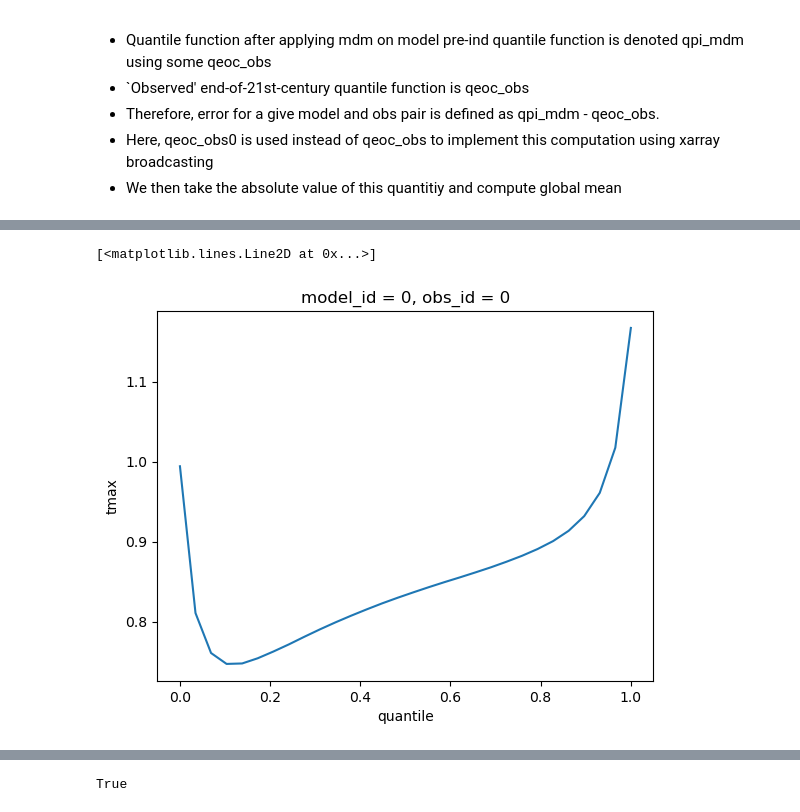
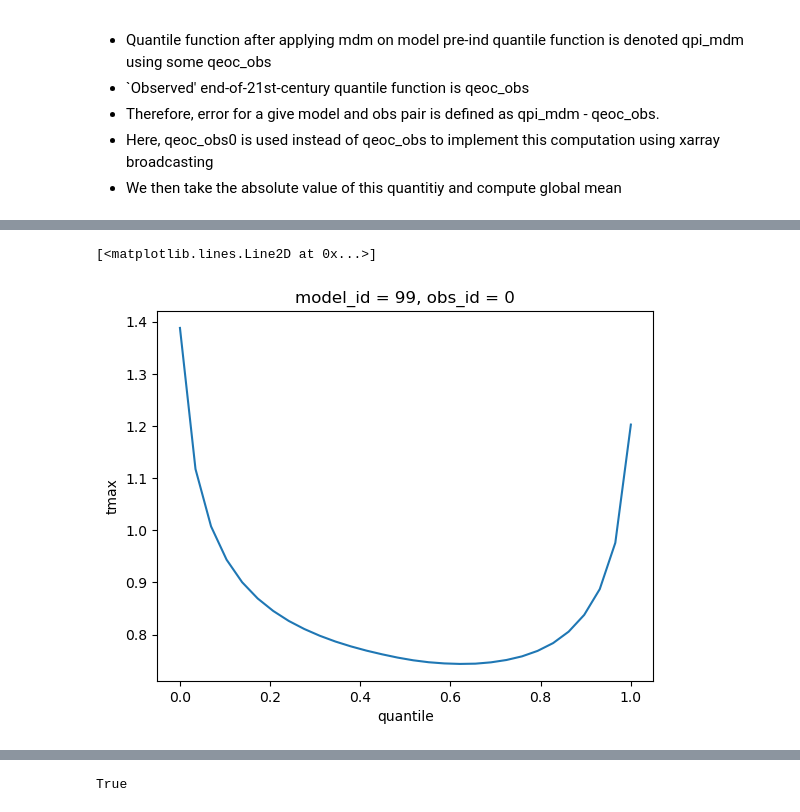
Before and after one commit to hrhampapura/moment_delta_mapping, a Jupyter notebook: lens_analysis/notebooks_final/Detrended/mdm_qdm.ipynb, the cells around one changed output, grey strips where cells are left out. Cells and saved outputs as stored; diff of their text form; code cells hidden in the pictures.

```diff
--- a/lens_analysis/notebooks_final/Detrended/mdm_qdm.ipynb
+++ b/lens_analysis/notebooks_final/Detrended/mdm_qdm.ipynb
@@ -404,9 +401,9 @@ Wall time: 32.7 µs
 # %% [markdown]
 ## MDM vs QDM
 # %%
-qpi_mdm = xr.open_zarr(cvals+'qpi_mdm_27examples.zarr').tmax
-qpi_qdm = xr.open_zarr(cvals+'qpi_qdm_27examples.zarr').tmax
-# qpi_mdm = xr.open_zarr(cvals+'qpi_mdm_216examples.zarr').tmax
-# qpi_qdm = xr.open_zarr(cvals+'qpi_qdm_216examples.zarr').tmax
+# qpi_mdm = xr.open_zarr(cvals+'qpi_mdm_27examples.zarr').tmax
+# qpi_qdm = xr.open_zarr(cvals+'qpi_qdm_27examples.zarr').tmax
+qpi_mdm = xr.open_zarr(cvals+'qpi_mdm_216examples.zarr').tmax
+qpi_qdm = xr.open_zarr(cvals+'qpi_qdm_216examples.zarr').tmax
 qpi_mdm
 # %% [output]
@@ -736,0 +792,5 @@ mdm_mae = xr.open_zarr(cvals+'mdm_mae_27examples.zarr').tmax
+# %%
+%%time
+# sqdm_mae = xr.open_zarr(cvals+'sqdm_mae_27examples.zarr').tmax
+sqdm_mae = xr.open_zarr(cvals+'sqdm_mae_216examples.zarr').tmax
+sqdm_mae.sel(model_id=0,obs_id=0).plot()
@@ -737,5 +802,5 @@ mdm_mae = xr.open_zarr(cvals+'mdm_mae_27examples.zarr').tmax
 # %%
-mdm_mae.sel(model_id=0,obs_id=0).plot()
+sqdm_mae.sel(model_id=99,obs_id=0).plot()
 # %% [output]
 [<matplotlib.lines.Line2D at 0x...>]
-[figure, old version]
+[figure, new version]
```
Also changed, not shown: parts of 49 cells of this notebook.
